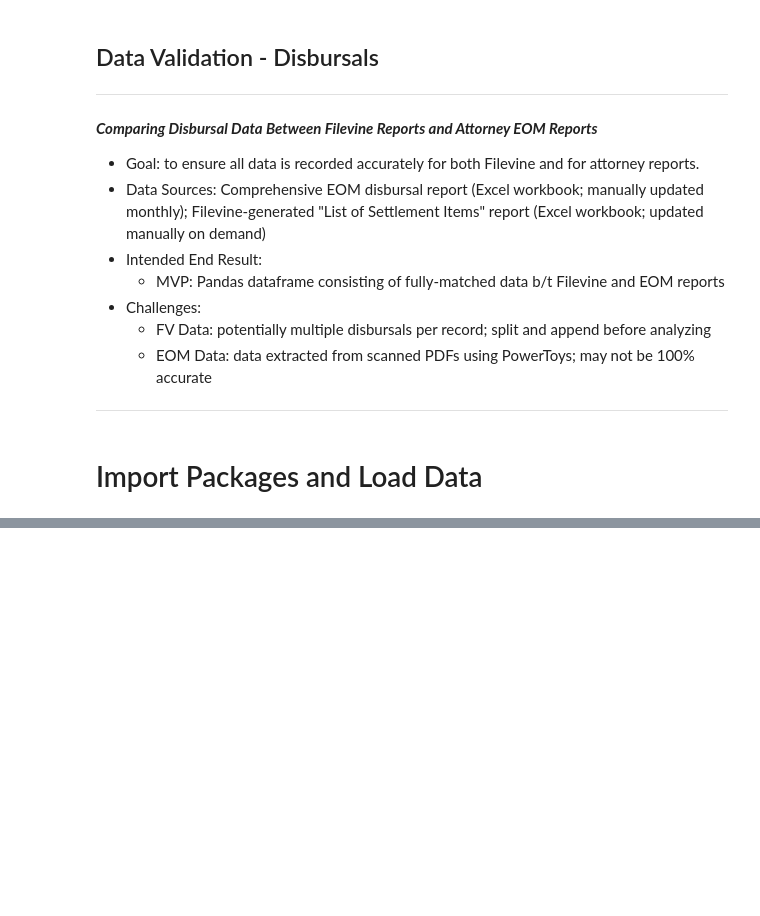
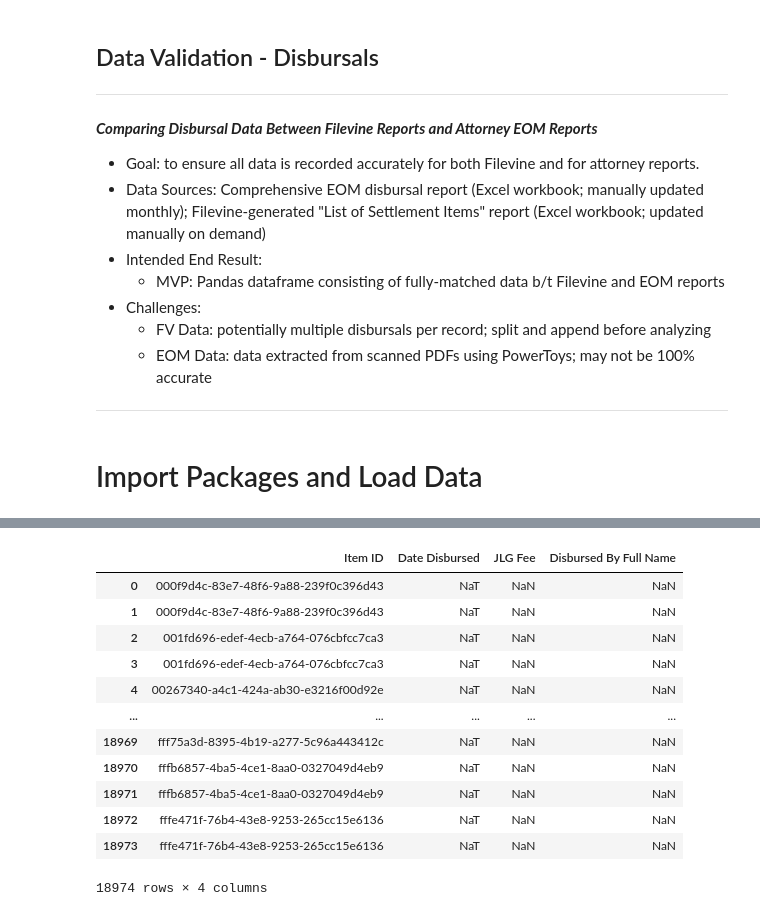
Before and after one commit to The-Jaklitsch-Law-Group/JLG_DV_Disbursals, a Jupyter notebook: notebooks/Data_Cleaning_and_Comparision.ipynb, the cells around one changed output, grey strips where cells are left out. Cells and saved outputs as stored; diff of their text form; code cells hidden in the pictures; blank space fills up the shorter version.

```diff
--- a/notebooks/Data_Cleaning_and_Comparision.ipynb
+++ b/notebooks/Data_Cleaning_and_Comparision.ipynb
@@ -41,0 +130,18 @@ df_eom.head()
+# %%
+df_fv_appended  = pd.concat([df_fv1, df_fv2], ignore_index=True)
+df_fv_appended = df_fv_appended.sort_values(by='Item ID', ignore_index=True)
+df_fv_appended
+# %% [output]
+|  | Item ID | Date Disbursed | JLG Fee | Disbursed By Full Name |
+| 0 | 000f9d4c-83e7-48f6-9a88-239f0c396d43 | NaT | NaN | NaN |
+| 1 | 000f9d4c-83e7-48f6-9a88-239f0c396d43 | NaT | NaN | NaN |
+| 2 | 001fd696-edef-4ecb-a764-076cbfcc7ca3 | NaT | NaN | NaN |
+| 3 | 001fd696-edef-4ecb-a764-076cbfcc7ca3 | NaT | NaN | NaN |
+| 4 | 00267340-a4c1-424a-ab30-e3216f00d92e | NaT | NaN | NaN |
+| ... | ... | ... | ... | ... |
+| 18969 | fff75a3d-8395-4b19-a277-5c96a443412c | NaT | NaN | NaN |
+| 18970 | fffb6857-4ba5-4ce1-8aa0-0327049d4eb9 | NaT | NaN | NaN |
+| 18971 | fffb6857-4ba5-4ce1-8aa0-0327049d4eb9 | NaT | NaN | NaN |
+| 18972 | fffe471f-76b4-43e8-9253-265cc15e6136 | NaT | NaN | NaN |
+| 18973 | fffe471f-76b4-43e8-9253-265cc15e6136 | NaT | NaN | NaN |
+18974 rows × 4 columns
```
Also changed, not shown: parts of 8 cells of this notebook.
